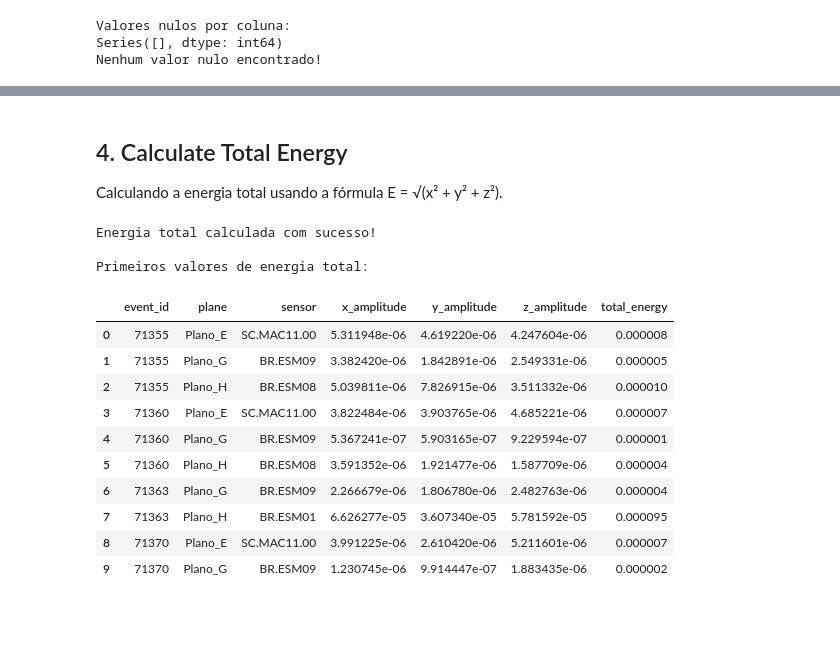
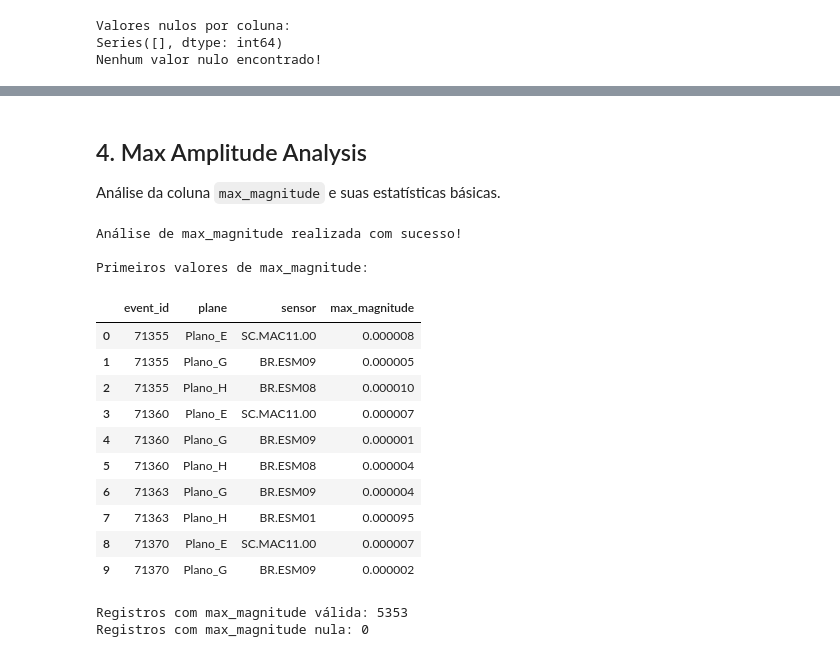
Before and after one commit to pedro-acviana/Sismic-Data-Analysis, a Jupyter notebook: analise_energia_total.ipynb, the cells around one changed output, grey strips where cells are left out. Drawn from its saved outputs; the diff is of its cells as text; code cells hidden in the pictures; blank space fills up the shorter version.

Commit message:
update para usar max_amplitude

```diff
--- a/analise_energia_total.ipynb
+++ b/analise_energia_total.ipynb
@@ -118,16 +119,19 @@ Valores nulos por coluna:
 Series([], dtype: int64)
 Nenhum valor nulo encontrado!
 # %%
-# Verificar tipos de dados das colunas de amplitude
-amplitude_cols = ['x_amplitude', 'y_amplitude', 'z_amplitude']
+# Verificar tipos de dados da coluna max_magnitude
+print("Tipo de dados da coluna max_magnitude:")
+if 'max_magnitude' in df.columns:
+    print(f"max_magnitude: {df['max_magnitude'].dtype}")
 
-print("Tipos de dados das colunas de amplitude:")
-for col in amplitude_cols:
-    print(f"{col}: {df[col].dtype}")
+    # Garantir que a coluna é numérica
+    df['max_magnitude'] = pd.to_numeric(df['max_magnitude'], errors='coerce')
 
-# Garantir que as colunas de amplitude são numéricas
-for col in amplitude_cols:
-    df[col] = pd.to_numeric(df[col], errors='coerce')
-
-print("\nColunas de amplitude convertidas para formato numérico.")
+    print("\nColuna max_magnitude convertida para formato numérico.")
+    print(f"Valores nulos após conversão: {df['max_magnitude'].isnull().sum()}")
+else:
+    print("Coluna 'max_magnitude' não encontrada no dataset!")
+    print("Colunas disponíveis:")
+    for col in df.columns:
+        print(f"  - {col}")
 # %% [output]
@@ -140,31 +143,36 @@ Colunas de amplitude convertidas para formato numérico.
 # %% [markdown]
-## 4. Calculate Total Energy
+## 4. Max Amplitude Analysis
 
-Calculando a energia total usando a fórmula E = √(x² + y² + z²).
+Análise da coluna `max_magnitude` e suas estatísticas básicas.
 # %%
-# Calcular a energia total
-df['total_energy'] = np.sqrt(
-    df['x_amplitude']**2 +
-    df['y_amplitude']**2 +
-    df['z_amplitude']**2
-)
+# Análise da coluna max_magnitude
+if 'max_magnitude' in df.columns:
+    print("Análise de max_magnitude realizada com sucesso!")
+    print(f"\nPrimeiros valores de max_magnitude:")
+    display(df[['event_id', 'plane', 'sensor', 'max_magnitude']].head(10))
 
-print("Energia total calculada com sucesso!")
-print(f"\nPrimeiros valores de energia total:")
-display(df[['event_id', 'plane', 'sensor', 'x_amplitude', 'y_amplitude', 'z_amplitude', 'total_energy']].head(10))
+    # Verificar valores válidos
+    valid_amplitudes = df['max_magnitude'].notna()
+    print(f"\nRegistros com max_magnitude válida: {valid_amplitudes.sum()}")
+    print(f"Registros com max_magnitude nula: {(~valid_amplitudes).sum()}")
+else:
+    print("ERRO: Coluna 'max_magnitude' não encontrada!")
+    print("Continuando análise sem esta coluna...")
 # %% [output]
-Energia total calculada com sucesso!
+Análise de max_magnitude realizada com sucesso!
 
-Primeiros valores de energia total:
+Primeiros valores de max_magnitude:
-|  | event_id | plane | sensor | x_amplitude | y_amplitude | z_amplitude | total_energy |
-| 0 | 71355 | Plano_E | SC.MAC11.00 | 5.311948e-06 | 4.619220e-06 | 4.247604e-06 | 0.000008 |
-| 1 | 71355 | Plano_G | BR.ESM09 | 3.382420e-06 | 1.842891e-06 | 2.549331e-06 | 0.000005 |
-| 2 | 71355 | Plano_H | BR.ESM08 | 5.039811e-06 | 7.826915e-06 | 3.511332e-06 | 0.000010 |
-| 3 | 71360 | Plano_E | SC.MAC11.00 | 3.822484e-06 | 3.903765e-06 | 4.685221e-06 | 0.000007 |
-| 4 | 71360 | Plano_G | BR.ESM09 | 5.367241e-07 | 5.903165e-07 | 9.229594e-07 | 0.000001 |
-| 5 | 71360 | Plano_H | BR.ESM08 | 3.591352e-06 | 1.921477e-06 | 1.587709e-06 | 0.000004 |
-| 6 | 71363 | Plano_G | BR.ESM09 | 2.266679e-06 | 1.806780e-06 | 2.482763e-06 | 0.000004 |
-| 7 | 71363 | Plano_H | BR.ESM01 | 6.626277e-05 | 3.607340e-05 | 5.781592e-05 | 0.000095 |
-| 8 | 71370 | Plano_E | SC.MAC11.00 | 3.991225e-06 | 2.610420e-06 | 5.211601e-06 | 0.000007 |
-| 9 | 71370 | Plano_G | BR.ESM09 | 1.230745e-06 | 9.914447e-07 | 1.883435e-06 | 0.000002 |
+|  | event_id | plane | sensor | max_magnitude |
+| 0 | 71355 | Plano_E | SC.MAC11.00 | 0.000008 |
+| 1 | 71355 | Plano_G | BR.ESM09 | 0.000005 |
+| 2 | 71355 | Plano_H | BR.ESM08 | 0.000010 |
+| 3 | 71360 | Plano_E | SC.MAC11.00 | 0.000007 |
+| 4 | 71360 | Plano_G | BR.ESM09 | 0.000001 |
+| 5 | 71360 | Plano_H | BR.ESM08 | 0.000004 |
+| 6 | 71363 | Plano_G | BR.ESM09 | 0.000004 |
+| 7 | 71363 | Plano_H | BR.ESM01 | 0.000095 |
+| 8 | 71370 | Plano_E | SC.MAC11.00 | 0.000007 |
+| 9 | 71370 | Plano_G | BR.ESM09 | 0.000002 |
+Registros com max_magnitude válida: 5353
+Registros com max_magnitude nula: 0
 # %%
```
Also changed, not shown: parts of 17 cells of this notebook.
